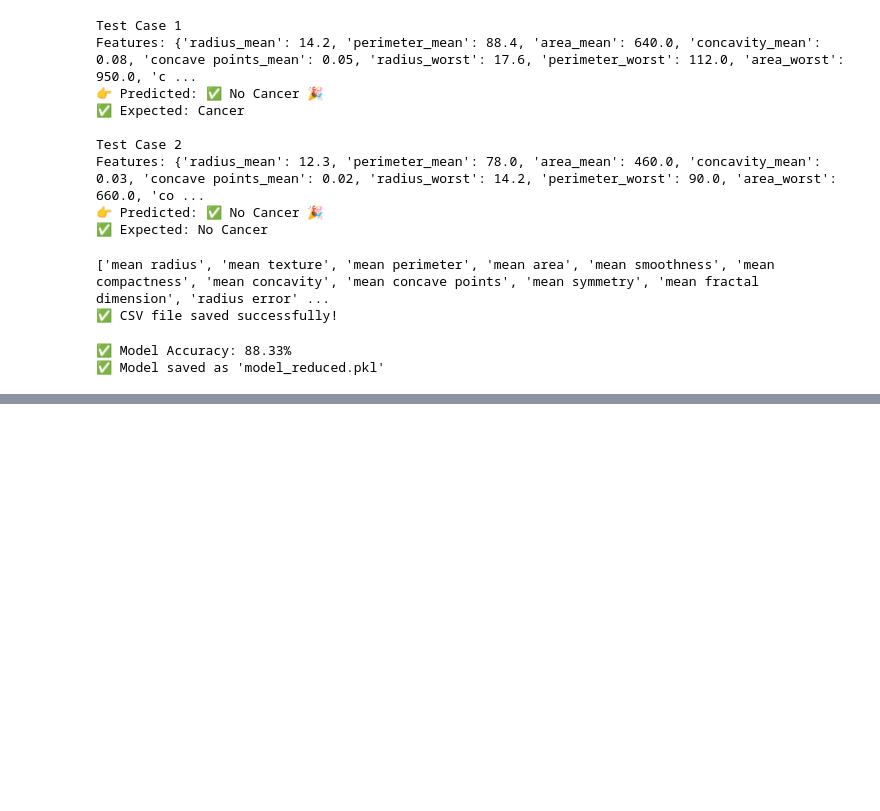
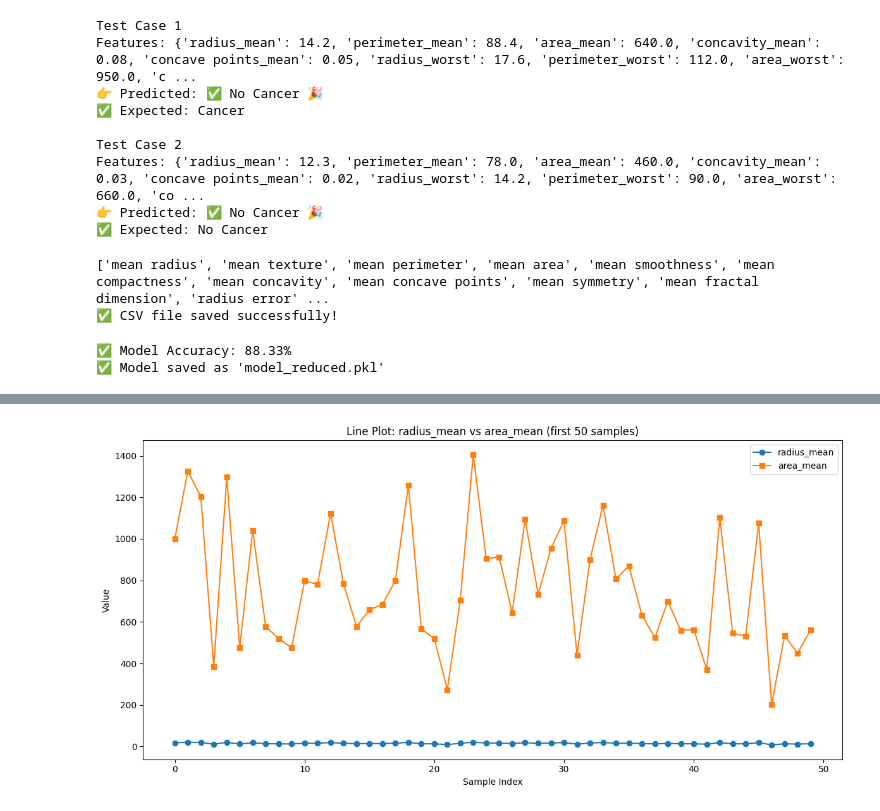
Before and after one commit to radecoder/medical-ml-repo, a Jupyter notebook: Advance Project Breast Cancer Prediction Using ML.ipynb, the cells around one changed output, grey strips where cells are left out. Cells and saved outputs as stored; diff of their text form; code cells hidden in the pictures; blank space fills up the shorter version.

```diff
--- a/Advance Project Breast Cancer Prediction Using ML.ipynb
+++ b/Advance Project Breast Cancer Prediction Using ML.ipynb
@@ -1207,0 +1265,14 @@ print("✅ Model saved as 'model_reduced.pkl'")
+# %%
+# Line plot: comparing radius_mean and area_mean over samples
+plt.figure(figsize=(12, 6))
+plt.plot(df['radius_mean'][:50].values, label='radius_mean', marker='o')
+plt.plot(df['area_mean'][:50].values, label='area_mean', marker='s')
+plt.xlabel('Sample Index')
+plt.ylabel('Value')
+plt.title('Line Plot: radius_mean vs area_mean (first 50 samples)')
+plt.legend()
+plt.tight_layout()
+plt.savefig("line_plot_features.png")
+plt.show()
+# %% [output]
+[figure, added]
```
Also changed, not shown: parts of 4 cells of this notebook, 19 other files.
